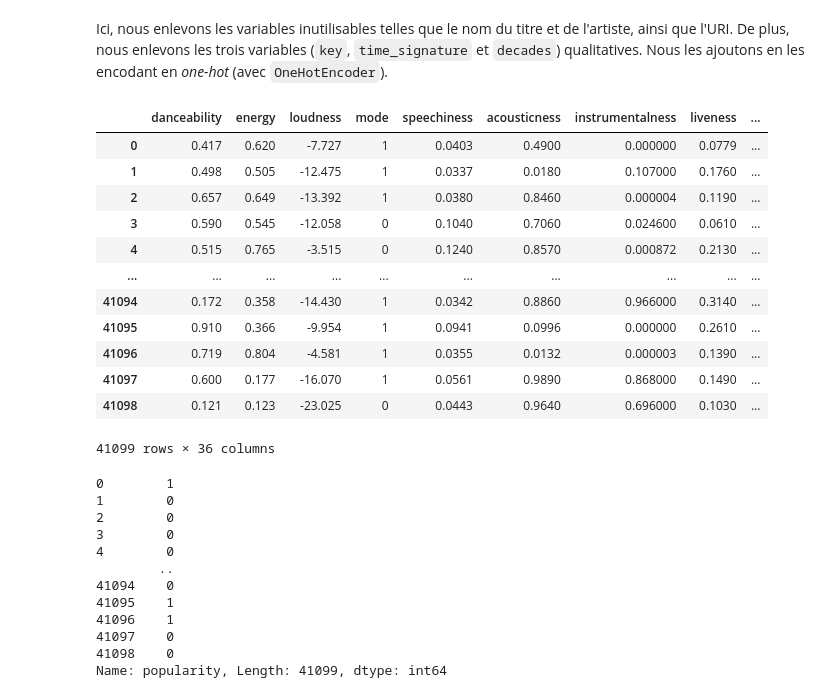
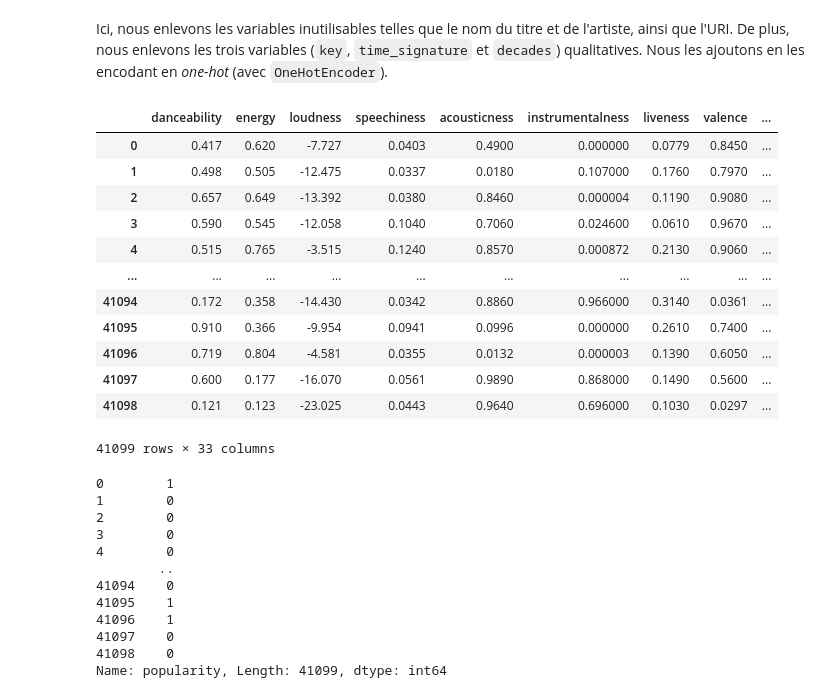
Before and after one commit to fxjollois/cours-2023-2024, a Jupyter notebook: ufr--m1-dci--ecd/seance7-correction.ipynb, the cells around one changed output. Drawn from its saved outputs; the diff is of its cells as text; code cells hidden in the pictures.

```diff
--- a/ufr--m1-dci--ecd/seance7-correction.ipynb
+++ b/ufr--m1-dci--ecd/seance7-correction.ipynb
@@ -38,29 +38,30 @@ Ici, nous enlevons les variables inutilisables telles que le nom du titre et de
 from sklearn.preprocessing import OneHotEncoder
 encoder = OneHotEncoder()
 # %%
-X = spotify.drop(["track", "artist", "uri", "popularity", "key", "time_signature", "decade"], axis = 1)
+X = spotify.drop(["track", "artist", "uri", "key", "mode", "time_signature",
+                  "chorus_hit", "sections", "popularity", "decade"], axis = 1)
 
 var_qual = ['key', 'time_signature', 'decade']
 for v in var_qual:
     enc = encoder.fit(spotify[[v]])
     enc_df = pandas.DataFrame(enc.transform(spotify[[v]]).toarray(), columns = [v+":"+str(c) for c in enc.categories_[0]])
     X = pandas.concat([X, enc_df], axis = 1)
 
 X
 # %% [output]
-|  | danceability | energy | loudness | mode | speechiness | acousticness | instrumentalness | liveness | ... |
-| 0 | 0.417 | 0.620 | -7.727 | 1 | 0.0403 | 0.4900 | 0.000000 | 0.0779 | ... |
-| 1 | 0.498 | 0.505 | -12.475 | 1 | 0.0337 | 0.0180 | 0.107000 | 0.1760 | ... |
-| 2 | 0.657 | 0.649 | -13.392 | 1 | 0.0380 | 0.8460 | 0.000004 | 0.1190 | ... |
-| 3 | 0.590 | 0.545 | -12.058 | 0 | 0.1040 | 0.7060 | 0.024600 | 0.0610 | ... |
-| 4 | 0.515 | 0.765 | -3.515 | 0 | 0.1240 | 0.8570 | 0.000872 | 0.2130 | ... |
+|  | danceability | energy | loudness | speechiness | acousticness | instrumentalness | liveness | valence | ... |
+| 0 | 0.417 | 0.620 | -7.727 | 0.0403 | 0.4900 | 0.000000 | 0.0779 | 0.8450 | ... |
+| 1 | 0.498 | 0.505 | -12.475 | 0.0337 | 0.0180 | 0.107000 | 0.1760 | 0.7970 | ... |
+| 2 | 0.657 | 0.649 | -13.392 | 0.0380 | 0.8460 | 0.000004 | 0.1190 | 0.9080 | ... |
+| 3 | 0.590 | 0.545 | -12.058 | 0.1040 | 0.7060 | 0.024600 | 0.0610 | 0.9670 | ... |
+| 4 | 0.515 | 0.765 | -3.515 | 0.1240 | 0.8570 | 0.000872 | 0.2130 | 0.9060 | ... |
 | ... | ... | ... | ... | ... | ... | ... | ... | ... | ... |
-| 41094 | 0.172 | 0.358 | -14.430 | 1 | 0.0342 | 0.8860 | 0.966000 | 0.3140 | ... |
-| 41095 | 0.910 | 0.366 | -9.954 | 1 | 0.0941 | 0.0996 | 0.000000 | 0.2610 | ... |
-| 41096 | 0.719 | 0.804 | -4.581 | 1 | 0.0355 | 0.0132 | 0.000003 | 0.1390 | ... |
-| 41097 | 0.600 | 0.177 | -16.070 | 1 | 0.0561 | 0.9890 | 0.868000 | 0.1490 | ... |
-| 41098 | 0.121 | 0.123 | -23.025 | 0 | 0.0443 | 0.9640 | 0.696000 | 0.1030 | ... |
+| 41094 | 0.172 | 0.358 | -14.430 | 0.0342 | 0.8860 | 0.966000 | 0.3140 | 0.0361 | ... |
+| 41095 | 0.910 | 0.366 | -9.954 | 0.0941 | 0.0996 | 0.000000 | 0.2610 | 0.7400 | ... |
+| 41096 | 0.719 | 0.804 | -4.581 | 0.0355 | 0.0132 | 0.000003 | 0.1390 | 0.6050 | ... |
+| 41097 | 0.600 | 0.177 | -16.070 | 0.0561 | 0.9890 | 0.868000 | 0.1490 | 0.5600 | ... |
+| 41098 | 0.121 | 0.123 | -23.025 | 0.0443 | 0.9640 | 0.696000 | 0.1030 | 0.0297 | ... |
-41099 rows × 36 columns
+41099 rows × 33 columns
 # %%
 y = spotify["popularity"]
 y
```
Also changed, not shown: parts of 7 cells of this notebook, 2 other files.
